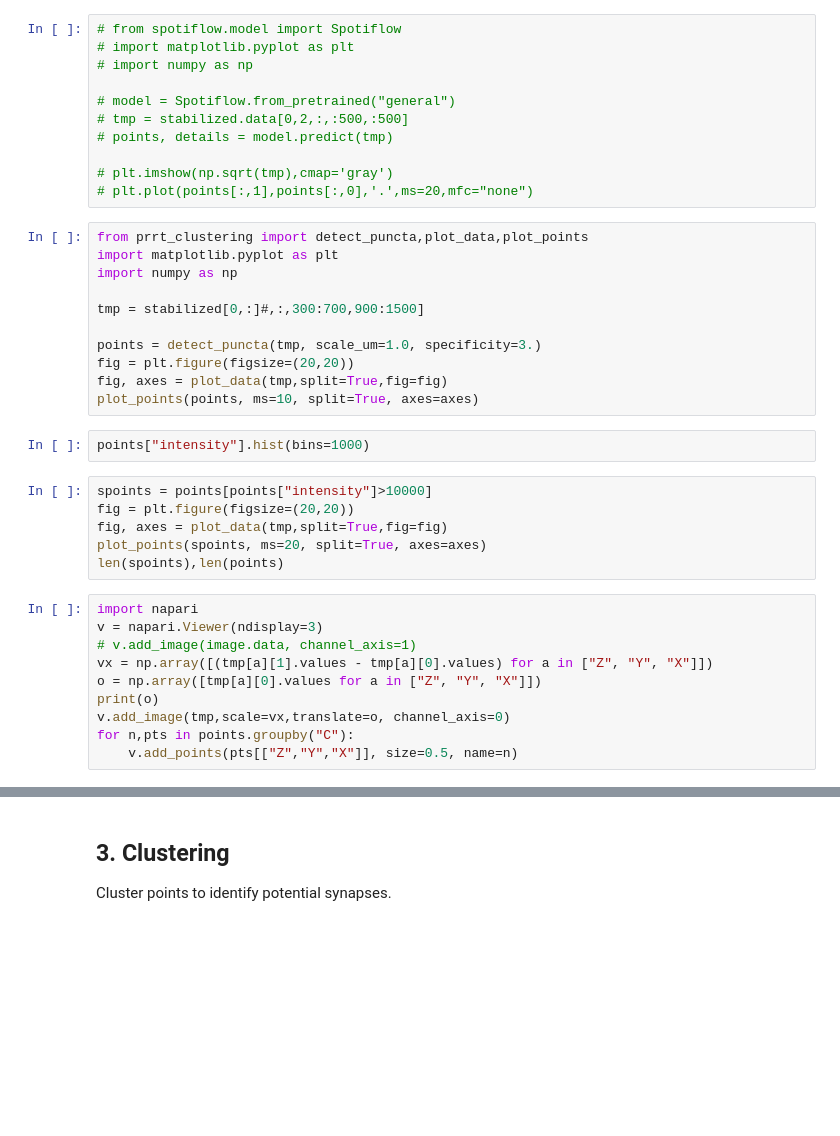
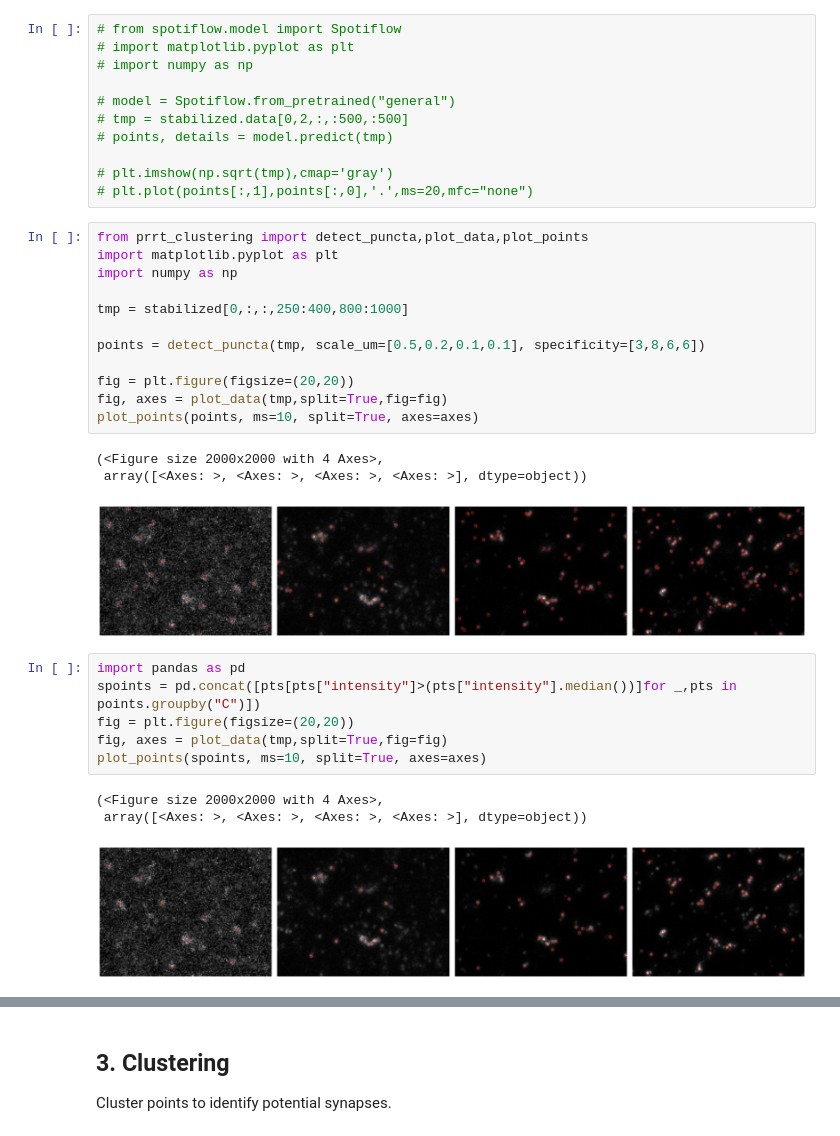
Before and after one commit to jboulanger/synex, a Jupyter notebook: notebooks/Analysis.ipynb, the cells around one changed output, grey strips where cells are left out. Cells and saved outputs as stored; diff of their text form; blank space fills up the shorter version.

```diff
--- a/notebooks/Analysis.ipynb
+++ b/notebooks/Analysis.ipynb
@@ -73,29 +69,26 @@ TypeError: string indices must be integers, not 'str'
 # %%
 from prrt_clustering import detect_puncta,plot_data,plot_points
 import matplotlib.pyplot as plt
 import numpy as np
 
-tmp = stabilized[0,:]#,:,300:700,900:1500]
+tmp = stabilized[0,:,:,250:400,800:1000]
 
-points = detect_puncta(tmp, scale_um=1.0, specificity=3.)
+points = detect_puncta(tmp, scale_um=[0.5,0.2,0.1,0.1], specificity=[3,8,6,6])
+
 fig = plt.figure(figsize=(20,20))
 fig, axes = plot_data(tmp,split=True,fig=fig)
 plot_points(points, ms=10, split=True, axes=axes)
+# %% [output]
+(<Figure size 2000x2000 with 4 Axes>,
+ array([<Axes: >, <Axes: >, <Axes: >, <Axes: >], dtype=object))
+[figure, added]
-# %%
-points["intensity"].hist(bins=1000)
-# %%
-spoints = points[points["intensity"]>10000]
-fig = plt.figure(figsize=(20,20))
-fig, axes = plot_data(tmp,split=True,fig=fig)
-plot_points(spoints, ms=20, split=True, axes=axes)
-len(spoints),len(points)
-# %%
-import napari
-v = napari.Viewer(ndisplay=3)
-# v.add_image(image.data, channel_axis=1)
-vx = np.array([(tmp[a][1].values - tmp[a][0].values) for a in ["Z", "Y", "X"]])
-o = np.array([tmp[a][0].values for a in ["Z", "Y", "X"]])
-print(o)
-v.add_image(tmp,scale=vx,translate=o, channel_axis=0)
-for n,pts in points.groupby("C"):
-    v.add_points(pts[["Z","Y","X"]], size=0.5, name=n)
+# %%
+import pandas as pd
+spoints = pd.concat([pts[pts["intensity"]>(pts["intensity"].median())]for _,pts in points.groupby("C")])
+fig = plt.figure(figsize=(20,20))
+fig, axes = plot_data(tmp,split=True,fig=fig)
+plot_points(spoints, ms=10, split=True, axes=axes)
+# %% [output]
+(<Figure size 2000x2000 with 4 Axes>,
+ array([<Axes: >, <Axes: >, <Axes: >, <Axes: >], dtype=object))
+[figure, added]
```
Also changed, not shown: parts of 17 cells of this notebook, 8 other files.
